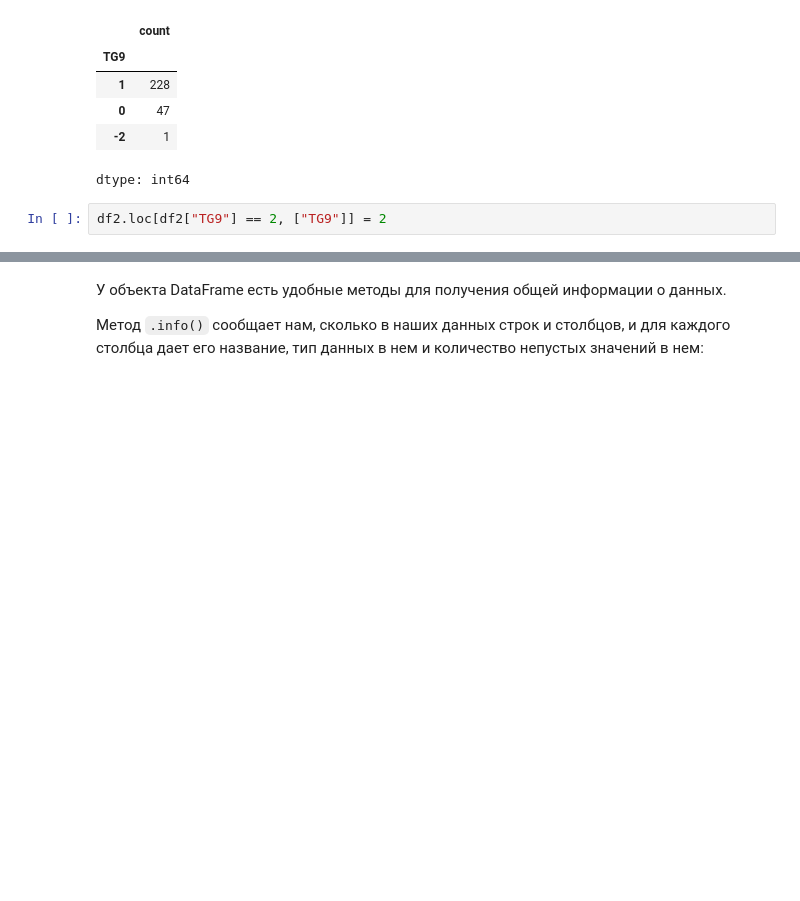
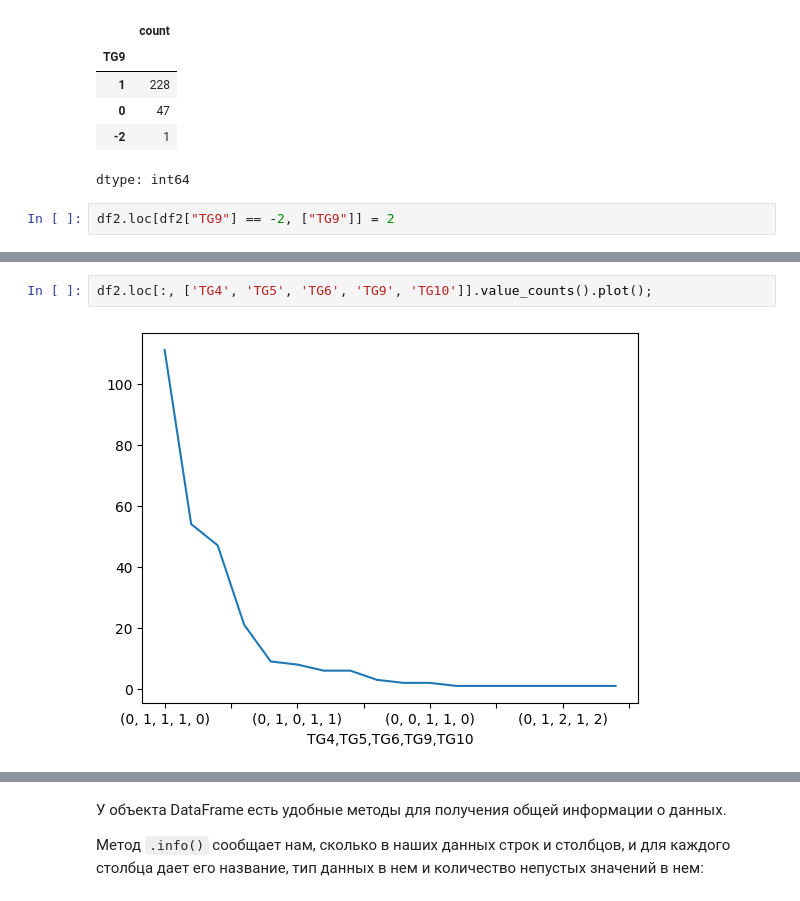
Before and after one commit to ArtyomShabunin/SMOPA, a Jupyter notebook: lesson_1.ipynb, the cells around one changed output, grey strips where cells are left out. Saved outputs shown, nothing was run; the diff lists cells and outputs as text; blank space fills up the shorter version.

```diff
--- a/lesson_1.ipynb
+++ b/lesson_1.ipynb
@@ -568,4 +629,4 @@ df2.loc[:, ["TG9"]].value_counts()
 | -2 | 1 |
 dtype: int64
 # %%
-df2.loc[df2["TG9"] == 2, ["TG9"]] = 2
+df2.loc[df2["TG9"] == -2, ["TG9"]] = 2
@@ -571,0 +655,4 @@ df2.loc[df2["TG9"] == 2, ["TG9"]] = 2
+# %%
+df2.loc[:, ['TG4', 'TG5', 'TG6', 'TG9', 'TG10']].value_counts().plot();
+# %% [output]
+[figure, added]
```
Also changed, not shown: parts of 64 cells of this notebook.
